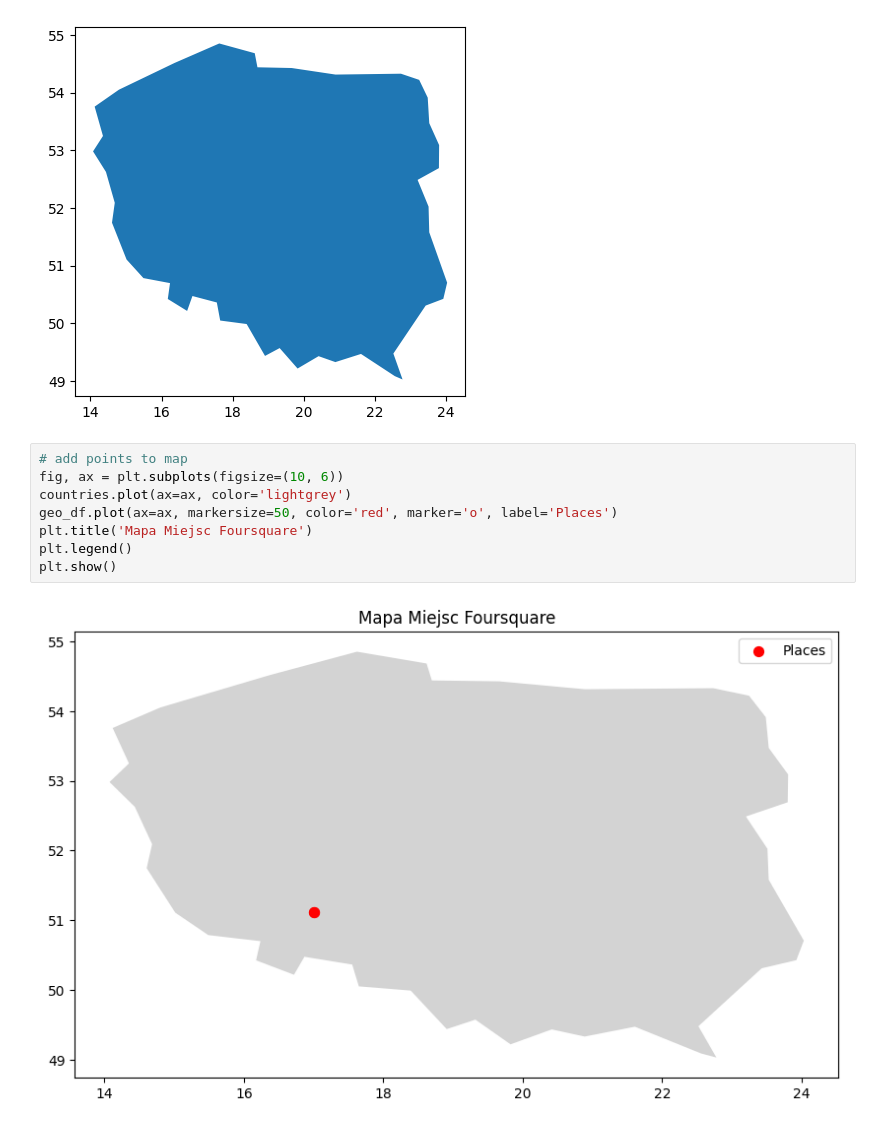
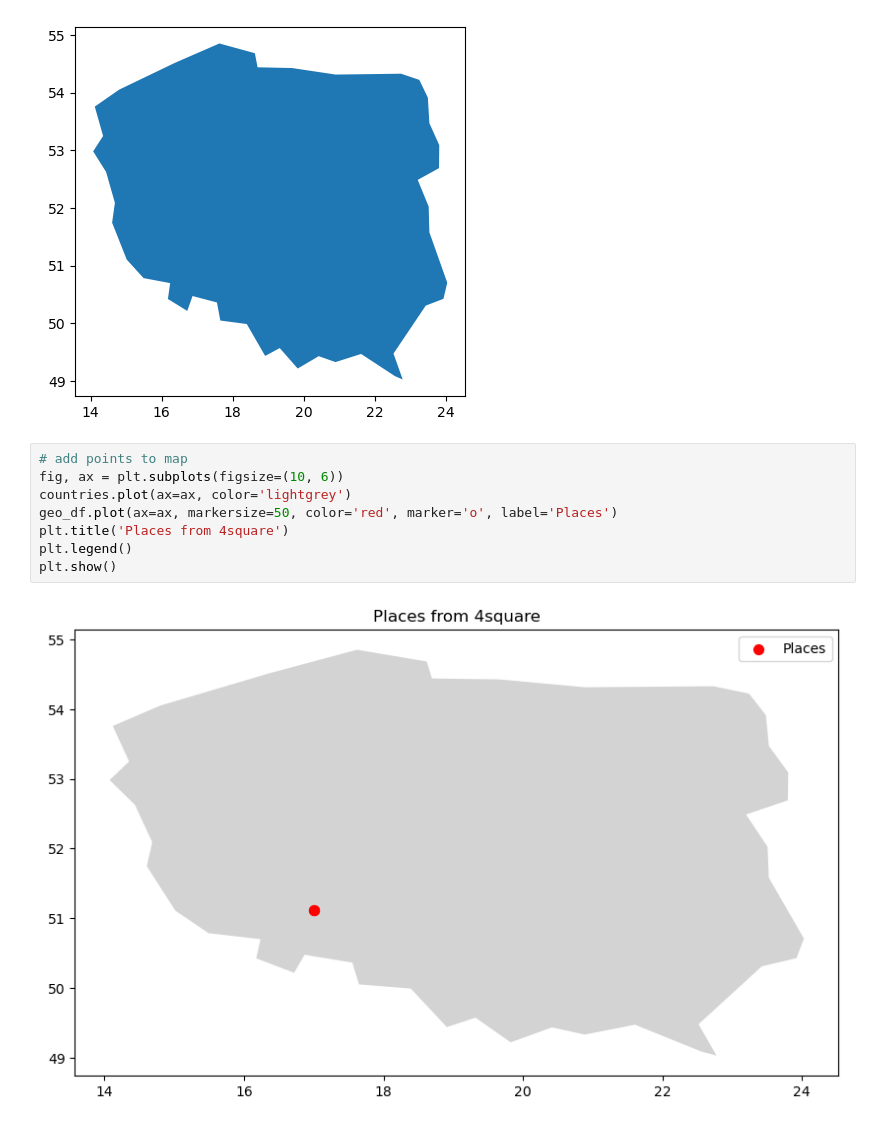
Before and after one commit to SzymonLeszkiewicz/GEO_EDA, a Jupyter notebook: 4square/4square_api.ipynb, the cells around one changed output. Saved outputs shown, nothing was run; the diff lists cells and outputs as text.

```diff
--- a/4square/4square_api.ipynb
+++ b/4square/4square_api.ipynb
@@ -107,11 +98,11 @@ countries.plot()
 # %%
 # add points to map
 fig, ax = plt.subplots(figsize=(10, 6))
 countries.plot(ax=ax, color='lightgrey')
 geo_df.plot(ax=ax, markersize=50, color='red', marker='o', label='Places')
-plt.title('Mapa Miejsc Foursquare')
+plt.title('Places from 4square')
 plt.legend()
 plt.show()
 # %% [output]
-[figure, old version]
+[figure, new version]
 # %%
```
Also changed, not shown: parts of 5 cells of this notebook, 4 other files.
